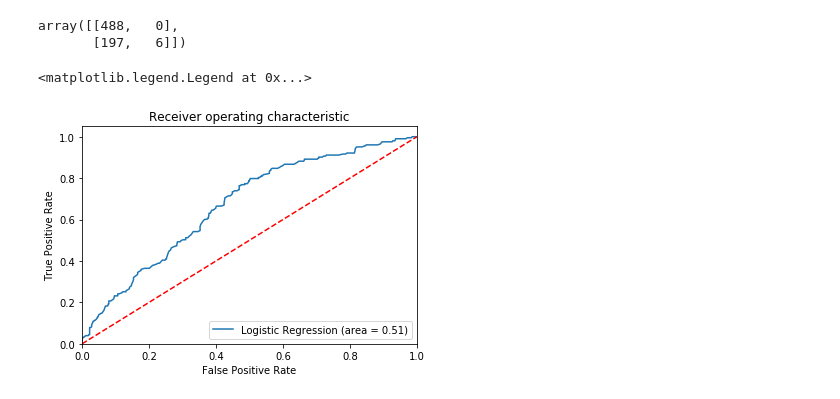
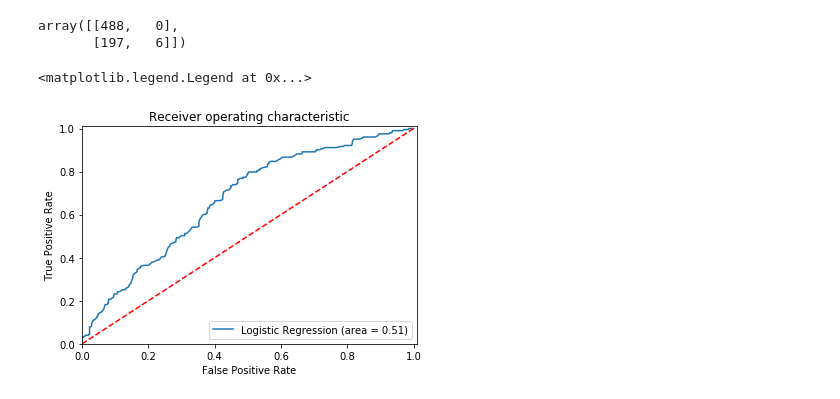
Before and after one commit to wangdianyh/trump-4703, a Jupyter notebook: Trump.ipynb, the cells around one changed output. Saved outputs shown, nothing was run; the diff lists cells and outputs as text; code cells hidden in the pictures.

```diff
--- a/Trump.ipynb
+++ b/Trump.ipynb
@@ -383,13 +384,13 @@ fpr, tpr, threshholds = roc_curve(y_test, logReg.predict_proba(X_test)[:,1])
 # %%
 plt.figure()
 plt.plot(fpr, tpr, label='Logistic Regression (area = %0.2f)' % roc)
 plt.plot([0, 1], [0, 1],'r--')
-plt.xlim([0.0, 1.0])
-plt.ylim([0.0, 1.05])
+plt.xlim([0.0, 1.01])
+plt.ylim([0.0, 1.01])
 plt.xlabel('False Positive Rate')
 plt.ylabel('True Positive Rate')
 plt.title('Receiver operating characteristic')
 plt.legend(loc="lower right")
 # %% [output]
 <matplotlib.legend.Legend at 0x...>
-[figure, old version]
+[figure, new version]
```
Also changed, not shown: parts of 1 cell of this notebook.
